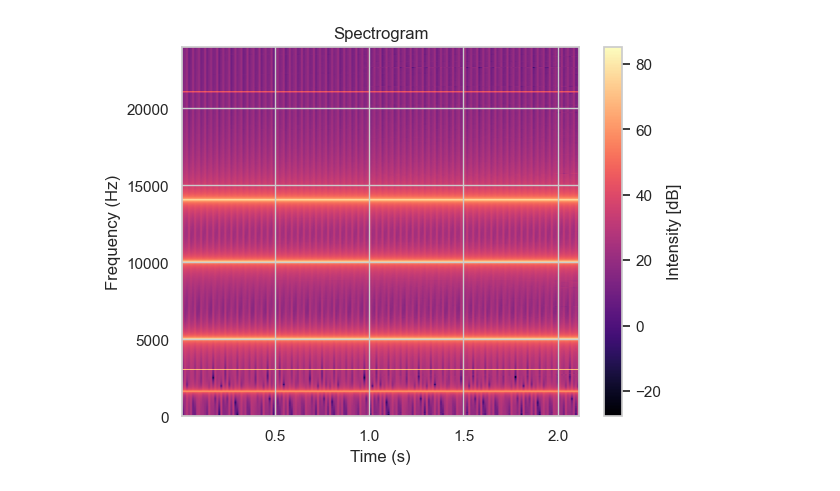
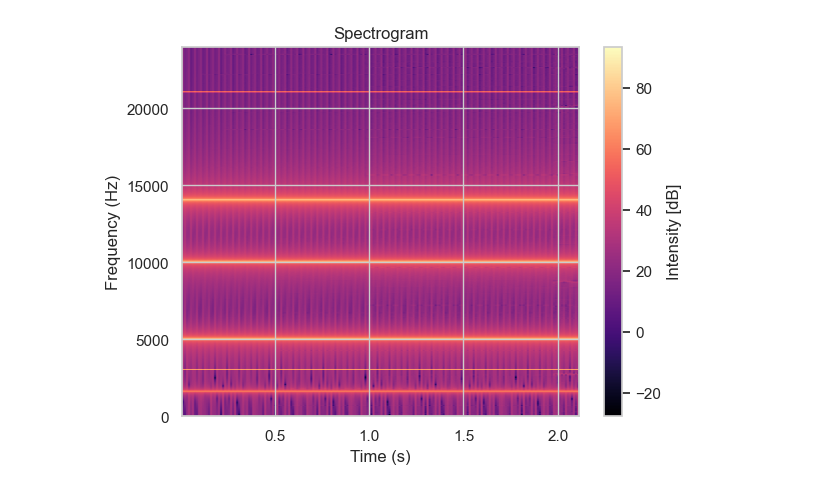
Before and after one commit to hissain/dsp-spectrogram, a Jupyter notebook: python/spectrogram.ipynb, the cells around one changed output. Saved outputs shown, nothing was run; the diff lists cells and outputs as text; code cells hidden in the pictures.

```diff
--- a/python/spectrogram.ipynb
+++ b/python/spectrogram.ipynb
@@ -32,35 +32,35 @@ plot_graph(inputSignal[25:300], title="Input Signal")
 # %%
 import numpy as np
 import matplotlib.pyplot as plt
 
 def load_spectrogram_data(filename):
     # Load data from CSV file, skipping the first row
     data = np.loadtxt(filename, delimiter=',', dtype=float, skiprows=1)
 
     # Extract time, frequency, and spectrogram data
     time = data[:, 0]
     freq_values = [0, 48000 / 2]
-    spectrogram_data = data[1:, 1:]  # Exclude the first row (frequency values)
+    spectrogram_data = data[0:, 1:]  # Exclude the first row (frequency values)
 
     return time, freq_values, spectrogram_data
 
 # Load spectrogram data from CSV file
 filename = 'spectrogram.csv'
 time, freq_values, spectrogram_data = load_spectrogram_data(filename)
 
 # Transpose the data matrix to rotate 90 degrees anticlockwise
 spectrogram_data = np.rot90(spectrogram_data)
 
 # Plot spectrogram with frequency values on the y-axis
 plt.imshow(spectrogram_data, aspect='auto', cmap='magma', extent=[time[0], time[-1], freq_values[0], freq_values[-1]])
 plt.colorbar(label='Intensity [dB]')
 plt.xlabel('Time (s)')
 plt.ylabel('Frequency (Hz)')
 plt.title('Spectrogram')
 
 plt.show()
 # %% [output]
-[figure, old version]
+[figure, new version]
 # %%
 import numpy as np
 import scipy.signal
```
Also changed, not shown: parts of 2 cells of this notebook, 8 other files.
